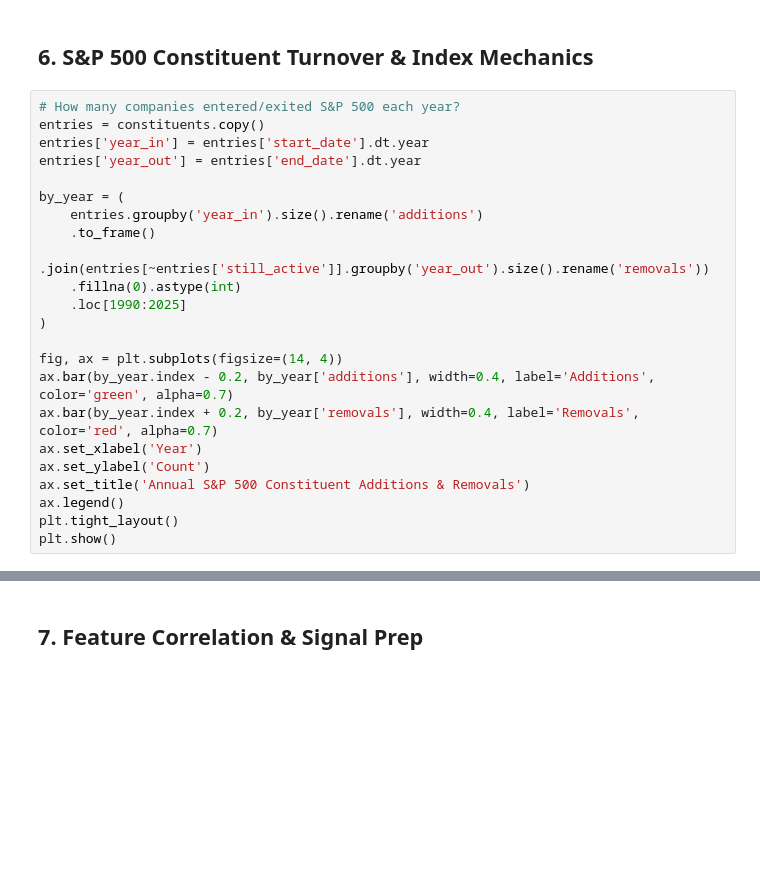
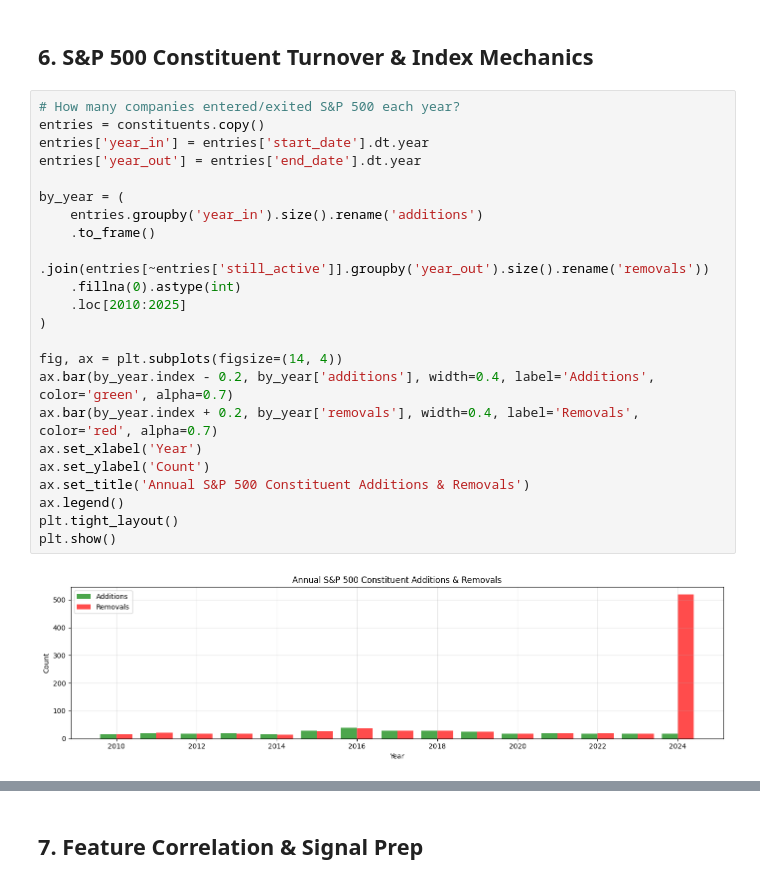
Before and after one commit to ElouanBahri/index-spinoff-arbitrage, a Jupyter notebook: eda.ipynb, the cells around one changed output, grey strips where cells are left out. Drawn from its saved outputs; the diff is of its cells as text; blank space fills up the shorter version.

```diff
--- a/eda.ipynb
+++ b/eda.ipynb
@@ -432,26 +571,28 @@ display(feat)
 # %%
 # How many companies entered/exited S&P 500 each year?
 entries = constituents.copy()
 entries['year_in'] = entries['start_date'].dt.year
 entries['year_out'] = entries['end_date'].dt.year
 
 by_year = (
     entries.groupby('year_in').size().rename('additions')
     .to_frame()
     .join(entries[~entries['still_active']].groupby('year_out').size().rename('removals'))
     .fillna(0).astype(int)
-    .loc[1990:2025]
+    .loc[2010:2025]
 )
 
 fig, ax = plt.subplots(figsize=(14, 4))
 ax.bar(by_year.index - 0.2, by_year['additions'], width=0.4, label='Additions', color='green', alpha=0.7)
 ax.bar(by_year.index + 0.2, by_year['removals'], width=0.4, label='Removals', color='red', alpha=0.7)
 ax.set_xlabel('Year')
 ax.set_ylabel('Count')
 ax.set_title('Annual S&P 500 Constituent Additions & Removals')
 ax.legend()
 plt.tight_layout()
 plt.show()
+# %% [output]
+[figure, added]
 # %%
 # How long do companies stay in the S&P 500? (tenure distribution)
 exited = constituents[~constituents['still_active']].copy()
```
Also changed, not shown: parts of 23 cells of this notebook, 1 other file.
